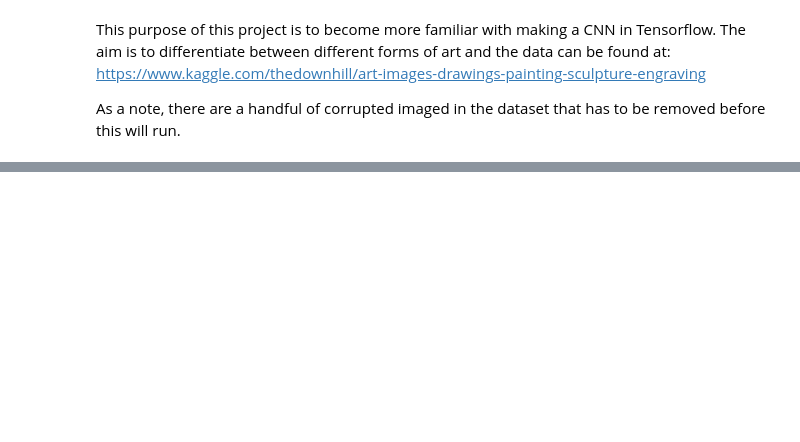
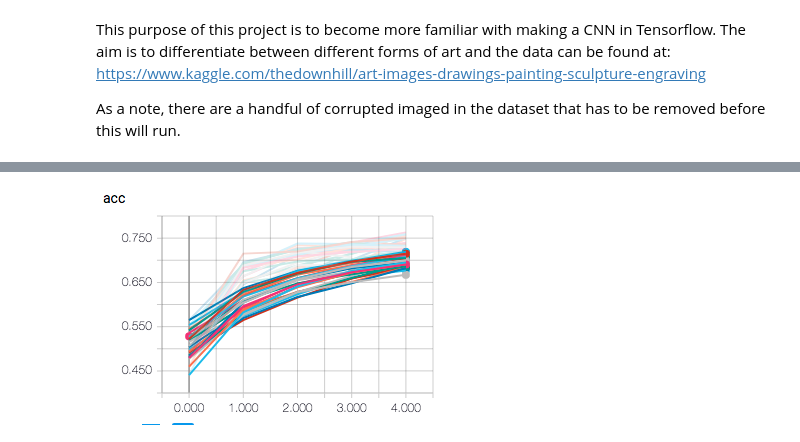
Before and after one commit to ianmsnyder/MachineLearningProjects, a Jupyter notebook: ArtAnalysis.ipynb, the cells around one changed output, grey strips where cells are left out. Cells and saved outputs as stored; diff of their text form; code cells hidden in the pictures; blank space fills up the shorter version.

Commit message:
Updated art image analysis with TB optimization

```diff
--- a/ArtAnalysis.ipynb
+++ b/ArtAnalysis.ipynb
@@ -151,0 +153,5 @@ Stopped early, but after 5 epochs we have 75% accuracy.  There is still a lot of
+# %%
+from IPython.display import Image
+Image("art_acc.png")
+# %% [output]
+[figure, added]
```
Also changed, not shown: parts of 16 cells of this notebook.
